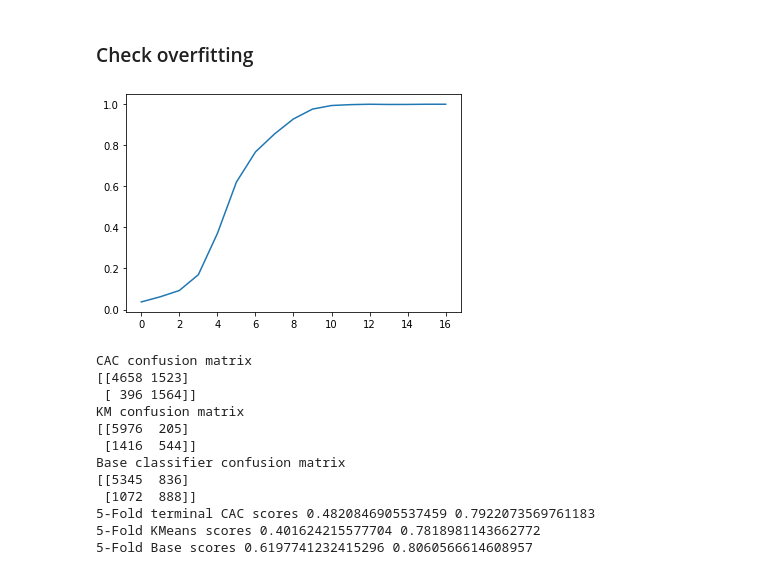
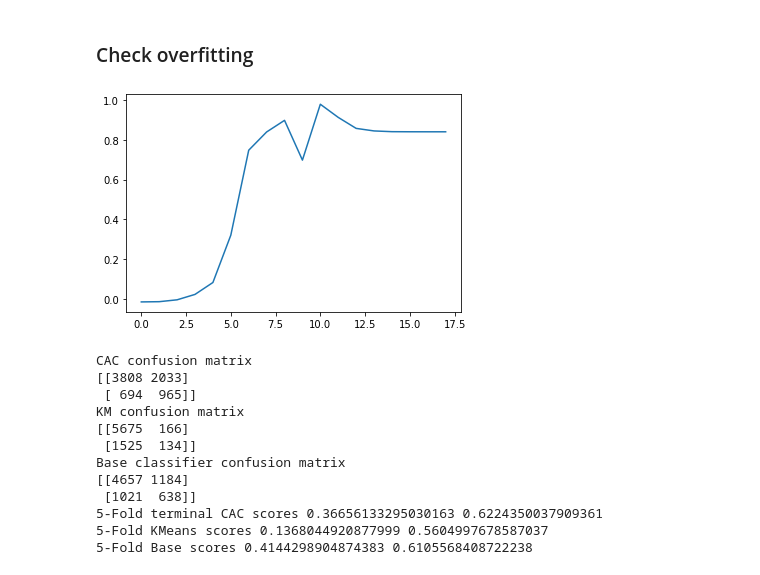
Before and after one commit to shivin9/CAC, a Jupyter notebook: notebooks/cac_analysis.ipynb, the cells around one changed output. Saved outputs shown, nothing was run; the diff lists cells and outputs as text; code cells hidden in the pictures.

```diff
--- a/notebooks/cac_analysis.ipynb
+++ b/notebooks/cac_analysis.ipynb
@@ -420,25 +420,25 @@ pl.scatter(X3[:,0], X3[:,1], color=c); pl.show()
 # %%
 # Overfitting?
 vals = []
-for i in range(len(adult.labels)):
-    vals.append(ars(y_train, adult.labels[i]))
+for i in range(len(credit.labels)):
+    vals.append(ars(y_train, credit.labels[i]))
 plt.plot(vals)
 plt.show()
 # %% [output]
-[figure, old version]
+[figure, new version]
 # %%
-print_scores(X_test, y_test, adult)
+print_scores(X_test, y_test, credit)
 # print(adult)
 # %% [output]
 CAC confusion matrix
-[[4658 1523]
- [ 396 1564]]
+[[3808 2033]
+ [ 694  965]]
 KM confusion matrix
-[[5976  205]
- [1416  544]]
+[[5675  166]
+ [1525  134]]
 Base classifier confusion matrix
-[[5345  836]
- [1072  888]]
-5-Fold terminal CAC scores 0.4820846905537459 0.7922073569761183
-5-Fold KMeans scores 0.401624215577704 0.7818981143662772
-5-Fold Base scores 0.6197741232415296 0.8060566614608957
+[[4657 1184]
+ [1021  638]]
+5-Fold terminal CAC scores 0.36656133295030163 0.6224350037909361
+5-Fold KMeans scores 0.1368044920877999 0.5604997678587037
+5-Fold Base scores 0.4144298904874383 0.6105568408722238
```
